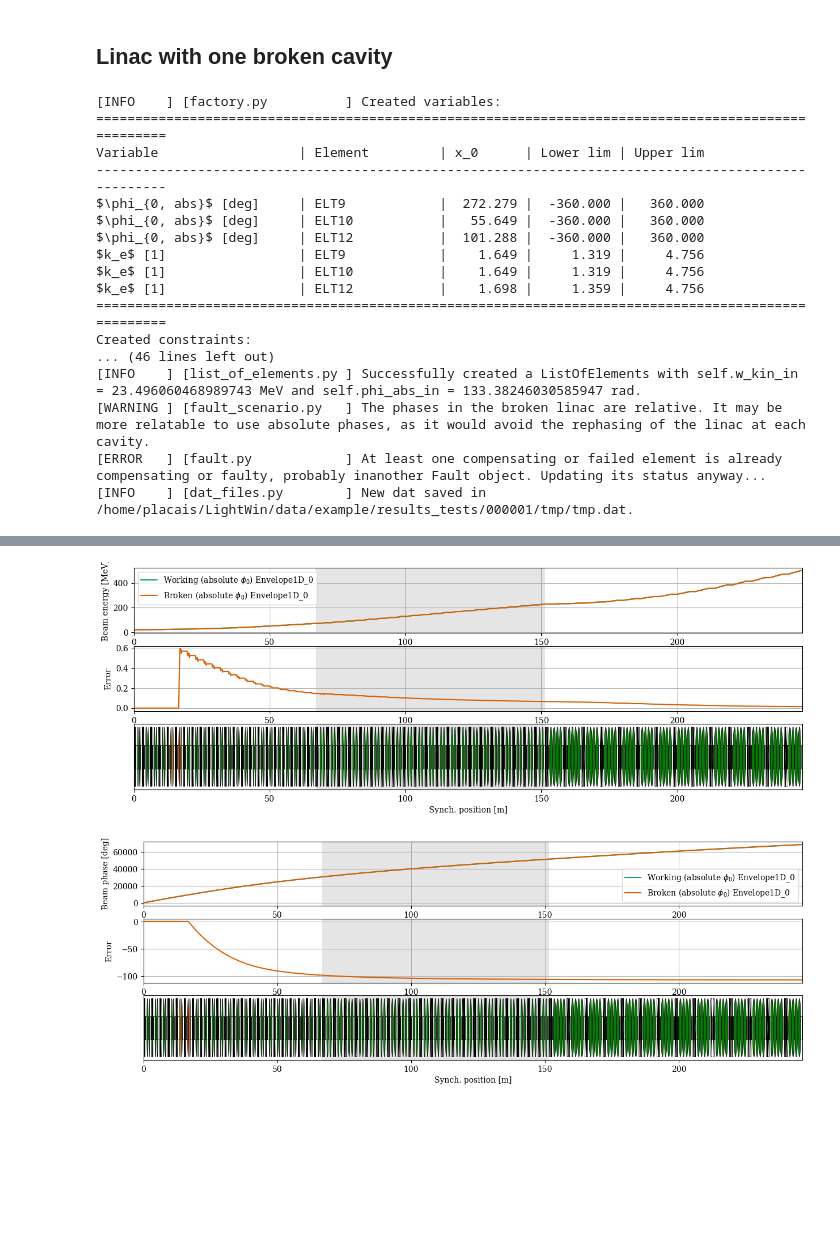
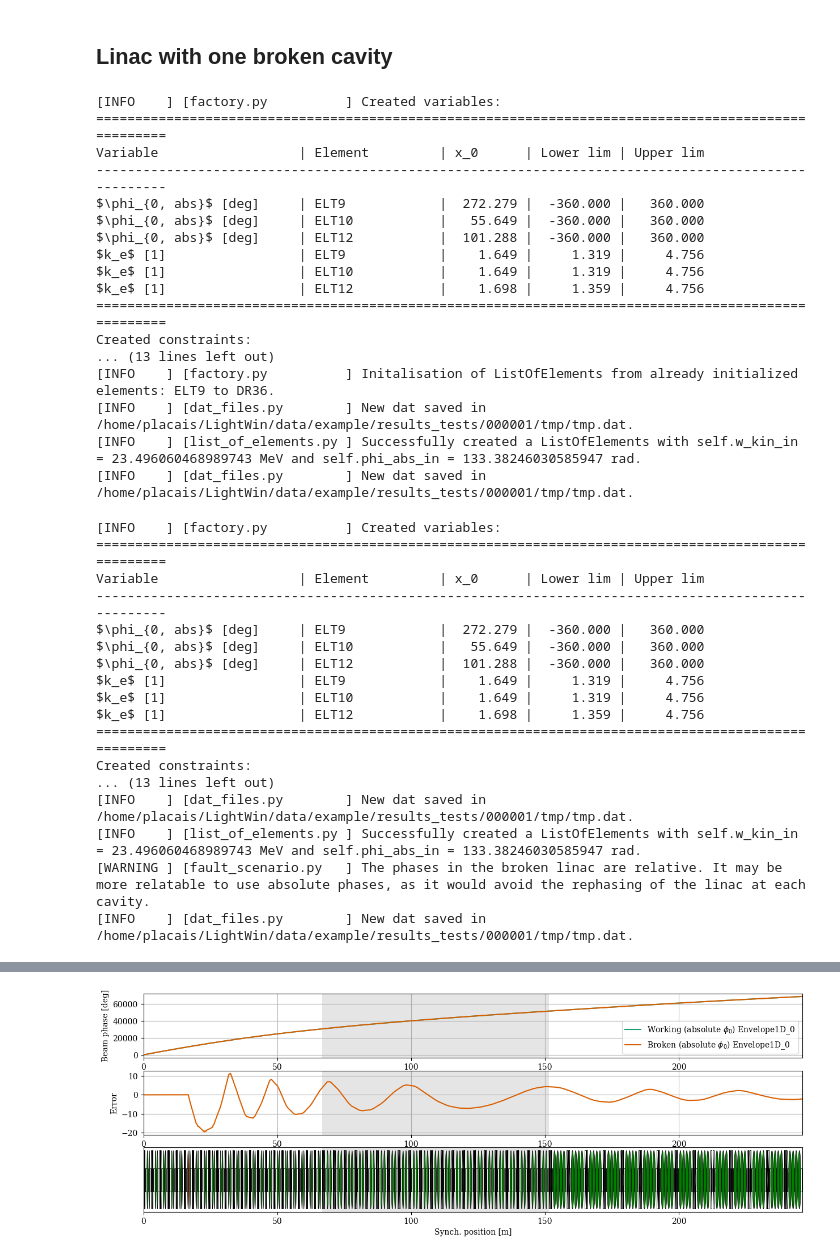
Before and after one commit to AdrienPlacais/lightwin, a Jupyter notebook: docs/source/manual/notebooks/absolute_vs_relative_phases.ipynb, the cells around one changed output, grey strips where cells are left out. Cells and saved outputs as stored; diff of their text form; code cells hidden in the pictures; blank space fills up the shorter version.

```diff
--- a/docs/source/manual/notebooks/absolute_vs_relative_phases.ipynb
+++ b/docs/source/manual/notebooks/absolute_vs_relative_phases.ipynb
@@ -35,8 +43,9 @@ CONFIG_KEYS = {
     'design_space': 'generic_design_space',
 }
 
-config_abs = config_manager.process_config(CONFIG_PATH, CONFIG_KEYS)
-assert config_abs['beam_calculator']['flag_phi_abs']
+override = {'beam_calculator': {'flag_phi_abs': True}, 'plots': {'energy': False}}
+config_abs = config_manager.process_config(CONFIG_PATH, CONFIG_KEYS, warn_mismatch=True, override=override)
+plots_phase = config_abs['plots']
 # %% [output]
 [INFO    ] [files.py            ] Setting project_path = PosixPath('/home/placais/LightWin/data/example/results_tests')
 Setting log_file = PosixPath('/home/placais/LightWin/data/example/results_tests/lightwin.log')
@@ -139,8 +163,6 @@ When there is no cavity failure, the relative and absolute definition of the $\p
 ## Linac with one broken cavity
 # %%
 fault_scenarios_abs = fault_scenario_factory(accelerators_abs, solver_abs, config_abs['wtf'], config_abs['design_space'])
-fault_scenarios_rel = fault_scenario_factory(accelerators_rel, solver_rel, config_rel['wtf'], config_rel['design_space'])
-fault_scenarios = fault_scenarios_abs + fault_scenarios_rel
 # %% [output]
 [INFO    ] [factory.py          ] Created variables:
 ====================================================================================================
@@ -154,15 +176,34 @@ $k_e$ [1]                 | ELT10           |    1.649 |     1.319 |     4.756
 $k_e$ [1]                 | ELT12           |    1.698 |     1.359 |     4.756
 ====================================================================================================
 Created constraints:
-... (46 lines left out)
+... (13 lines left out)
+[INFO    ] [factory.py          ] Initalisation of ListOfElements from already initialized elements: ELT9 to DR36.
+[INFO    ] [dat_files.py        ] New dat saved in /home/placais/LightWin/data/example/results_tests/000001/tmp/tmp.dat.
 [INFO    ] [list_of_elements.py ] Successfully created a ListOfElements with self.w_kin_in = 23.496060468989743 MeV and self.phi_abs_in = 133.38246030585947 rad.
-[WARNING ] [fault_scenario.py   ] The phases in the broken linac are relative. It may be more relatable to use absolute phases, as it would avoid the rephasing of the linac at each cavity.
-[ERROR   ] [fault.py            ] At least one compensating or failed element is already compensating or faulty, probably inanother Fault object. Updating its status anyway...
 [INFO    ] [dat_files.py        ] New dat saved in /home/placais/LightWin/data/example/results_tests/000001/tmp/tmp.dat.
+# %%
+fault_scenarios_rel = fault_scenario_factory(accelerators_rel, solver_rel, config_rel['wtf'], config_rel['design_space'])
+# %% [output]
+[INFO    ] [factory.py          ] Created variables:
+====================================================================================================
+Variable                  | Element         | x_0      | Lower lim | Upper lim
+----------------------------------------------------------------------------------------------------
+$\phi_{0, abs}$ [deg]     | ELT9            |  272.279 |  -360.000 |   360.000
+$\phi_{0, abs}$ [deg]     | ELT10           |   55.649 |  -360.000 |   360.000
+$\phi_{0, abs}$ [deg]     | ELT12           |  101.288 |  -360.000 |   360.000
+$k_e$ [1]                 | ELT9            |    1.649 |     1.319 |     4.756
+$k_e$ [1]                 | ELT10           |    1.649 |     1.319 |     4.756
+$k_e$ [1]                 | ELT12           |    1.698 |     1.359 |     4.756
+====================================================================================================
+Created constraints:
+... (13 lines left out)
+[INFO    ] [dat_files.py        ] New dat saved in /home/placais/LightWin/data/example/results_tests/000001/tmp/tmp.dat.
+[INFO    ] [list_of_elements.py ] Successfully created a ListOfElements with self.w_kin_in = 23.496060468989743 MeV and self.phi_abs_in = 133.38246030585947 rad.
+[WARNING ] [fault_scenario.py   ] The phases in the broken linac are relative. It may be more relatable to use absolute phases, as it would avoid the rephasing of the linac at each cavity.
+[INFO    ] [dat_files.py        ] New dat saved in /home/placais/LightWin/data/example/results_tests/000001/tmp/tmp.dat.
 # %%
 _ = solver_abs.compute(broken_abs)
-_ = solver_rel.compute(broken_rel)
-figs = plot.factory(accelerators_abs, config_abs['plots'], save_fig=False, clean_fig=False)
+figs = plot.factory(accelerators_abs, plots_phase, save_fig=False, clean_fig=False)
 # %% [output]
 [WARNING ] [simulation_output.py] data_in_tw_fashion is bugged
 [INFO    ] [dat_files.py        ] New dat saved in /home/placais/LightWin/data/example/results_tests/000001/0_Envelope1D/example.dat.
@@ -173,3 +211,2 @@ figs = plot.factory(accelerators_abs, config_abs['plots'], save_fig=False, clean
-[figure, old version]
+[figure, new version]
-[figure, removed]
 # %%
```
Also changed, not shown: parts of 12 cells of this notebook.
